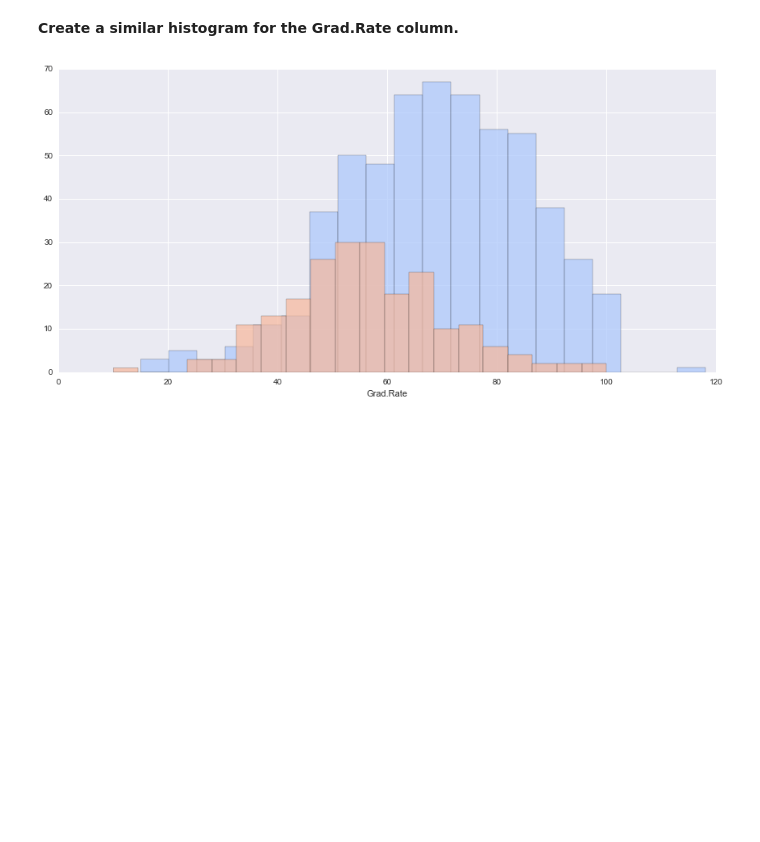
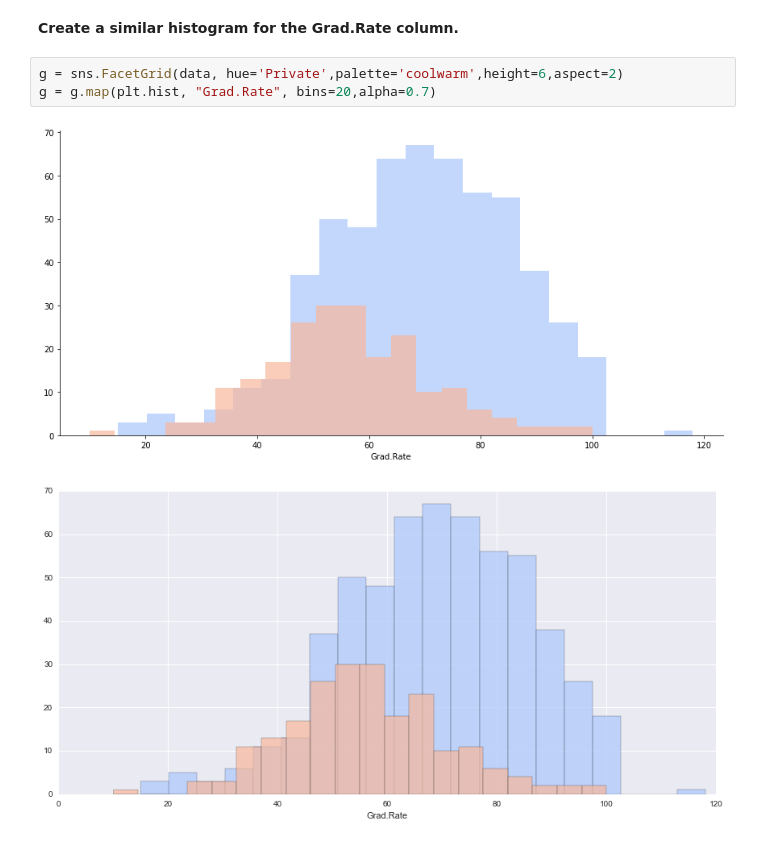
Before and after one commit to jonnohuang/Python-for-Data-Science-and-Machine-Learning-Bootcamp, a Jupyter notebook: 17-K-Means-Clustering/02-K Means Clustering Project.ipynb, the cells around one changed output. Drawn from its saved outputs; the diff is of its cells as text; blank space fills up the shorter version.

```diff
--- a/17-K-Means-Clustering/02-K Means Clustering Project.ipynb
+++ b/17-K-Means-Clustering/02-K Means Clustering Project.ipynb
@@ -174,6 +174,11 @@ g = g.map(plt.hist, "Outstate", bins=20,alpha=0.7)
 [figure]
 # %% [markdown]
 **Create a similar histogram for the Grad.Rate column.**
+# %%
+g = sns.FacetGrid(data, hue='Private',palette='coolwarm',height=6,aspect=2)
+g = g.map(plt.hist, "Grad.Rate", bins=20,alpha=0.7)
+# %% [output]
+[figure, added]
 # %%
 # %% [output]
 [figure]
```
Also changed, not shown: parts of 11 cells of this notebook, 1 other file.
